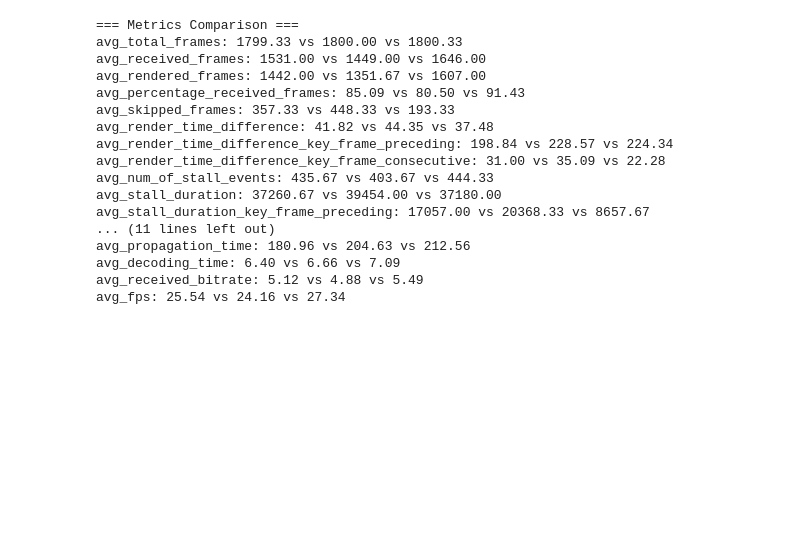
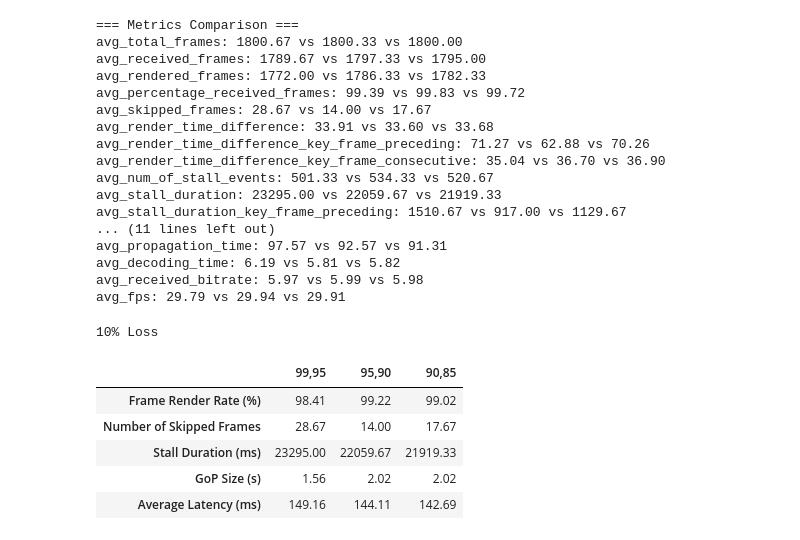
Before and after one commit to LasseWinkel/moq-dash-data, a Jupyter notebook: moq_analysis/compare_gop_thresholds.ipynb, the cells around one changed output. Saved outputs shown, nothing was run; the diff lists cells and outputs as text; code cells hidden in the pictures; blank space fills up the shorter version.

Commit message:
Add overview tables for important metrics

```diff
--- a/moq_analysis/compare_gop_thresholds.ipynb
+++ b/moq_analysis/compare_gop_thresholds.ipynb
@@ -81,7 +81,7 @@ metrics = ['avg_total_frames', 'avg_received_frames', 'avg_rendered_frames',
 metric_values = {metric: [] for metric in metrics}
 
 # Extract values for each dataframe
-for df in [df_data_2, df_data_5, df_data_8]:
+for df in [df_data_0, df_data_3, df_data_6]:
     for metric in metrics:
         metric_values[metric].append(df[metric].iloc[0])
 
@@ -94,19 +94,56 @@ for metric in metrics:
     ))
 # %% [output]
 === Metrics Comparison ===
-avg_total_frames: 1799.33 vs 1800.00 vs 1800.33
-avg_received_frames: 1531.00 vs 1449.00 vs 1646.00
-avg_rendered_frames: 1442.00 vs 1351.67 vs 1607.00
-avg_percentage_received_frames: 85.09 vs 80.50 vs 91.43
-avg_skipped_frames: 357.33 vs 448.33 vs 193.33
-avg_render_time_difference: 41.82 vs 44.35 vs 37.48
-avg_render_time_difference_key_frame_preceding: 198.84 vs 228.57 vs 224.34
-avg_render_time_difference_key_frame_consecutive: 31.00 vs 35.09 vs 22.28
-avg_num_of_stall_events: 435.67 vs 403.67 vs 444.33
-avg_stall_duration: 37260.67 vs 39454.00 vs 37180.00
-avg_stall_duration_key_frame_preceding: 17057.00 vs 20368.33 vs 8657.67
+avg_total_frames: 1800.67 vs 1800.33 vs 1800.00
+avg_received_frames: 1789.67 vs 1797.33 vs 1795.00
+avg_rendered_frames: 1772.00 vs 1786.33 vs 1782.33
+avg_percentage_received_frames: 99.39 vs 99.83 vs 99.72
+avg_skipped_frames: 28.67 vs 14.00 vs 17.67
+avg_render_time_difference: 33.91 vs 33.60 vs 33.68
+avg_render_time_difference_key_frame_preceding: 71.27 vs 62.88 vs 70.26
+avg_render_time_difference_key_frame_consecutive: 35.04 vs 36.70 vs 36.90
+avg_num_of_stall_events: 501.33 vs 534.33 vs 520.67
+avg_stall_duration: 23295.00 vs 22059.67 vs 21919.33
+avg_stall_duration_key_frame_preceding: 1510.67 vs 917.00 vs 1129.67
 ... (11 lines left out)
-avg_propagation_time: 180.96 vs 204.63 vs 212.56
-avg_decoding_time: 6.40 vs 6.66 vs 7.09
-avg_received_bitrate: 5.12 vs 4.88 vs 5.49
-avg_fps: 25.54 vs 24.16 vs 27.34
+avg_propagation_time: 97.57 vs 92.57 vs 91.31
+avg_decoding_time: 6.19 vs 5.81 vs 5.82
+avg_received_bitrate: 5.97 vs 5.99 vs 5.98
+avg_fps: 29.79 vs 29.94 vs 29.91
+# %%
+pd.options.display.float_format = '{:.2f}'.format
+table_data = {
+    '99,95': [
+        df_data_0['avg_rendered_frames'].iloc[0]/df_data_0['avg_total_frames'].iloc[0] * 100,
+        df_data_0['avg_skipped_frames'].iloc[0],
+        df_data_0['avg_stall_duration'].iloc[0],
+        df_data_0['avg_gop_size_time'].iloc[0],
+        df_data_0['avg_total_time'].iloc[0]
+    ],
+    '95,90': [
+        df_data_3['avg_rendered_frames'].iloc[0]/df_data_3['avg_total_frames'].iloc[0] * 100,
+        df_data_3['avg_skipped_frames'].iloc[0],
+        df_data_3['avg_stall_duration'].iloc[0],
+        df_data_3['avg_gop_size_time'].iloc[0],
+        df_data_3['avg_total_time'].iloc[0]
+    ],
+    '90,85': [
+        df_data_6['avg_rendered_frames'].iloc[0]/df_data_6['avg_total_frames'].iloc[0] * 100,
+        df_data_6['avg_skipped_frames'].iloc[0],
+        df_data_6['avg_stall_duration'].iloc[0],
+        df_data_6['avg_gop_size_time'].iloc[0],
+        df_data_6['avg_total_time'].iloc[0]
+    ],
+}
+row_labels = ['Frame Render Rate (%)', 'Number of Skipped Frames', 'Stall Duration (ms)', 'GoP Size (s)', 'Average Latency (ms)']
+table = pd.DataFrame(table_data, index=row_labels)
+print('10% Loss')
+table
+# %% [output]
+10% Loss
+|  | 99,95 | 95,90 | 90,85 |
+| Frame Render Rate (%) | 98.41 | 99.22 | 99.02 |
+| Number of Skipped Frames | 28.67 | 14.00 | 17.67 |
+| Stall Duration (ms) | 23295.00 | 22059.67 | 21919.33 |
+| GoP Size (s) | 1.56 | 2.02 | 2.02 |
+| Average Latency (ms) | 149.16 | 144.11 | 142.69 |
```
Also changed, not shown: parts of 3 cells of this notebook, 12 other files.
